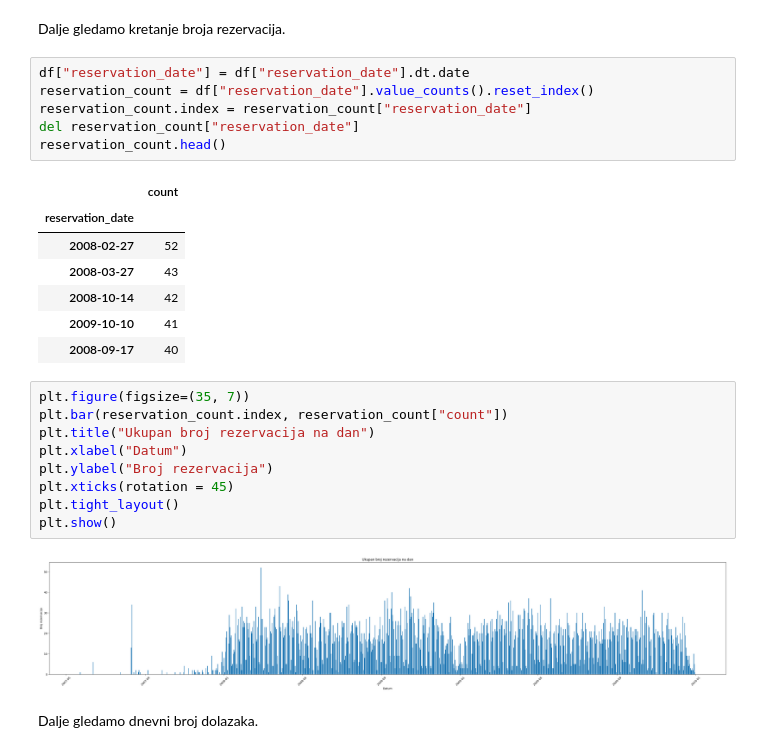
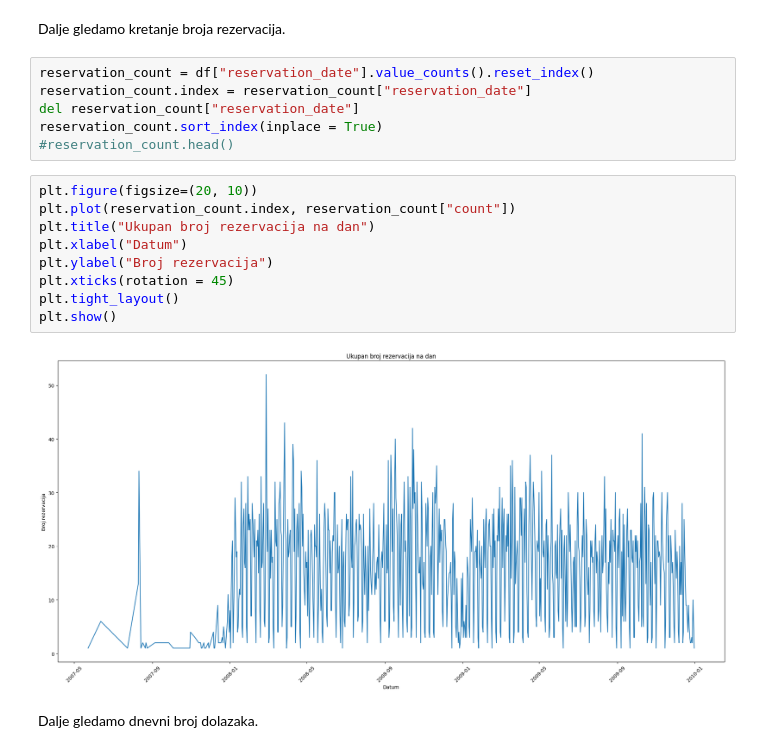
Before and after one commit to Matija-Kukic/lumen, a Jupyter notebook: data_process/train_processing/train_data_analysis.ipynb, the cells around one changed output. Saved outputs shown, nothing was run; the diff lists cells and outputs as text.

```diff
--- a/data_process/train_processing/train_data_analysis.ipynb
+++ b/data_process/train_processing/train_data_analysis.ipynb
@@ -103,30 +226,22 @@ Iz grafa vidimo ...
 # %% [markdown]
 Dalje gledamo kretanje broja rezervacija.
 # %%
-df["reservation_date"] = df["reservation_date"].dt.date
 reservation_count = df["reservation_date"].value_counts().reset_index()
 reservation_count.index = reservation_count["reservation_date"]
 del reservation_count["reservation_date"]
-reservation_count.head()
+reservation_count.sort_index(inplace = True)
+#reservation_count.head()
-# %% [output]
-|  | count |
-| reservation_date |  |
-| 2008-02-27 | 52 |
-| 2008-03-27 | 43 |
-| 2008-10-14 | 42 |
-| 2009-10-10 | 41 |
-| 2008-09-17 | 40 |
 # %%
-plt.figure(figsize=(35, 7))
-plt.bar(reservation_count.index, reservation_count["count"])
+plt.figure(figsize=(20, 10))
+plt.plot(reservation_count.index, reservation_count["count"])
 plt.title("Ukupan broj rezervacija na dan")
 plt.xlabel("Datum")
 plt.ylabel("Broj rezervacija")
 plt.xticks(rotation = 45)
 plt.tight_layout()
 plt.show()
 # %% [output]
-[figure, old version]
+[figure, new version]
 # %% [markdown]
 Dalje gledamo dnevni broj dolazaka.
 # %%
```
Also changed, not shown: parts of 53 cells of this notebook, 6 other files.
